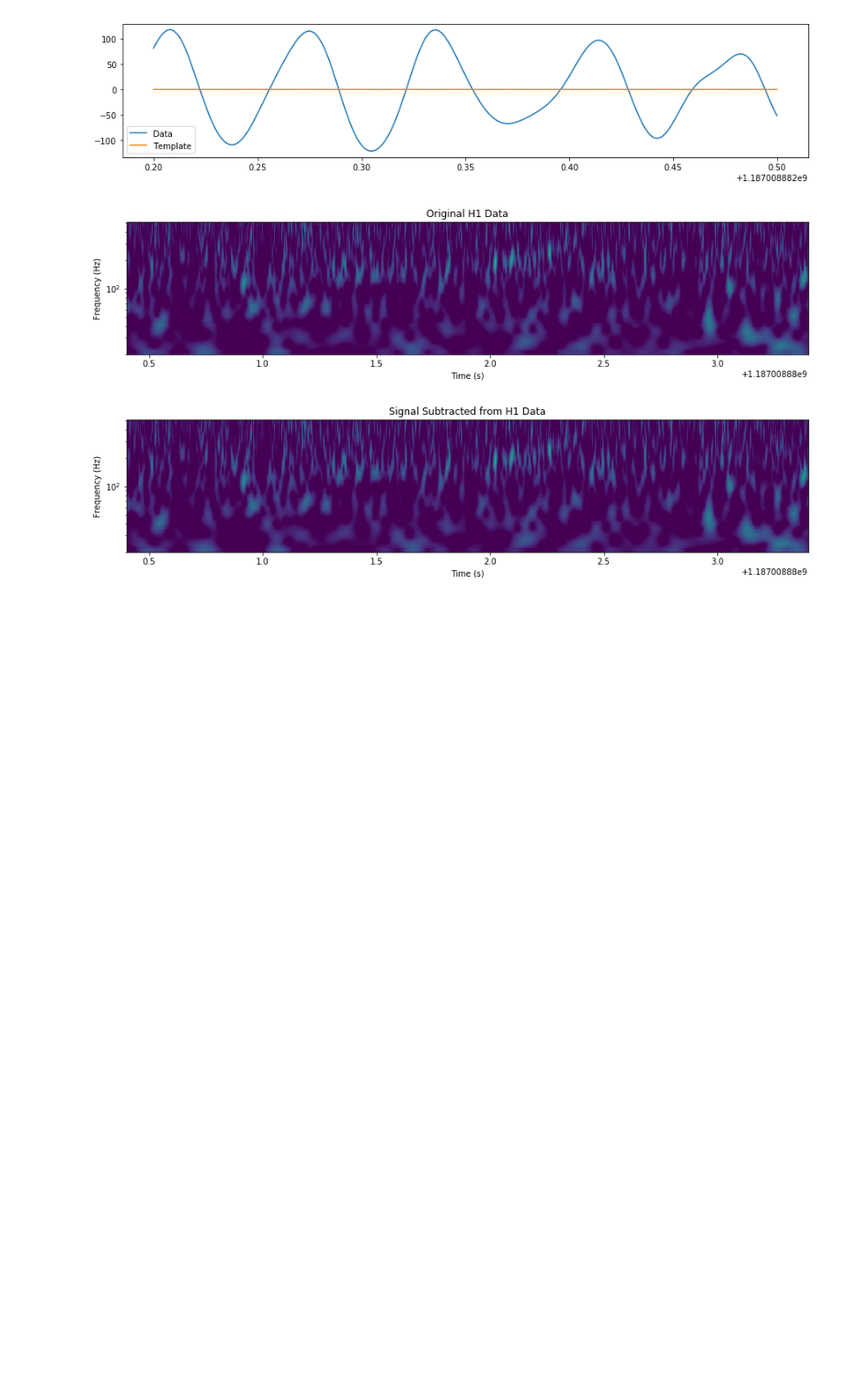
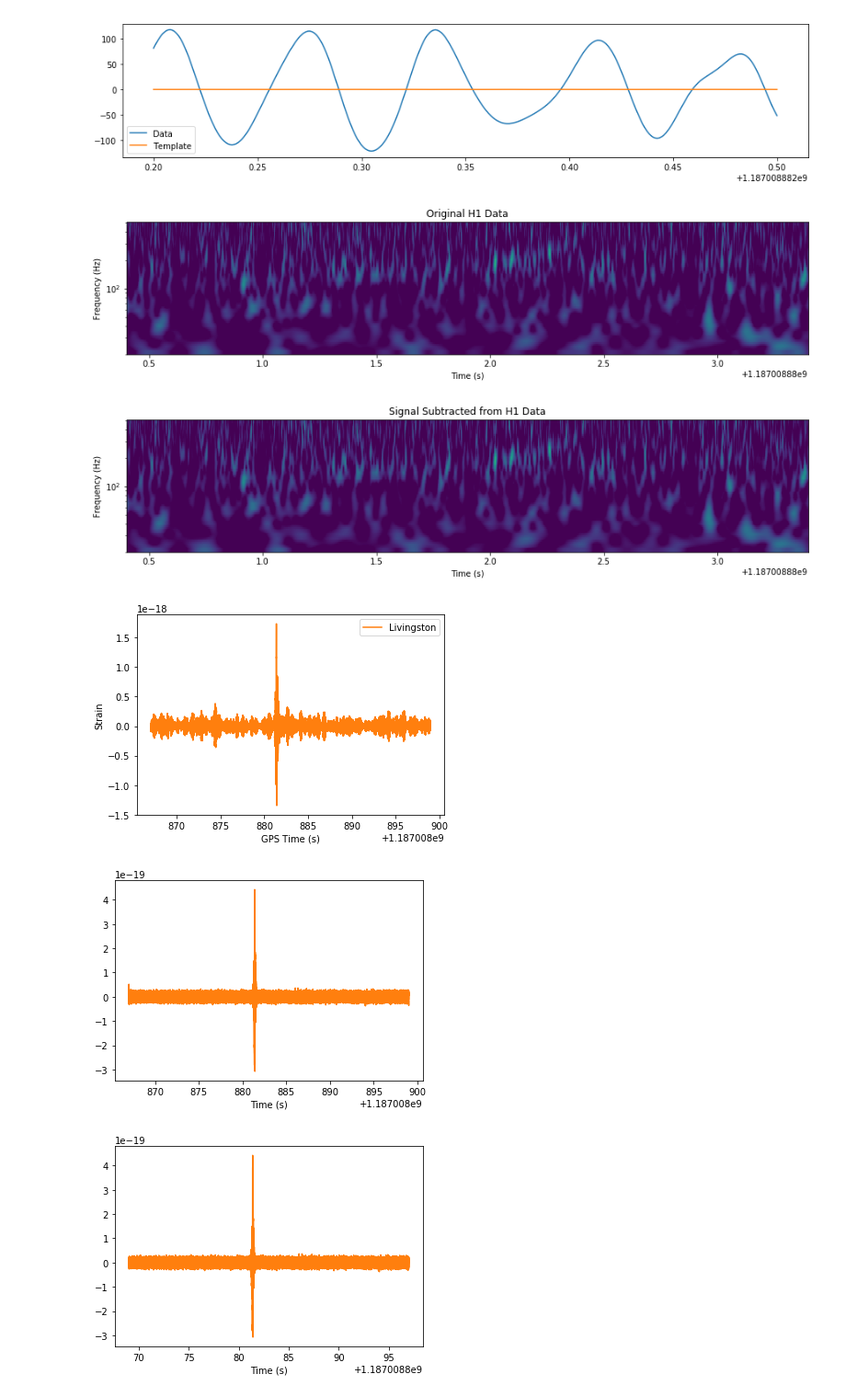
Before and after one commit to miryamrodsan/Notebook-GW, a Jupyter notebook: Generating Waveforms and Matched Filtering (GW170817).ipynb, the cells around one changed output. Shown at 92% size. Cells and saved outputs as stored; diff of their text form; code cells hidden in the pictures; blank space fills up the shorter version.

```diff
--- a/Generating Waveforms and Matched Filtering (GW170817).ipynb
+++ b/Generating Waveforms and Matched Filtering (GW170817).ipynb
@@ -377,3 +373,30 @@ for data, title in [(conditionedhan, 'Original H1 Data'),
 # %% [output]
 [figure]
 [figure]
+# %%
+#Data analysis
+from pycbc.filter import highpass
+from pycbc.psd import interpolate, inverse_spectrum_truncation
+#Livinston
+strainliv= event.strain('L1',sample_rate=16384)
+pylab.plot(strainliv.sample_times, strainliv,'tab:orange', label='Livingston')
+
+pylab.ylabel('Strain')
+pylab.xlabel('GPS Time (s)')
+pylab.legend()
+pylab.show()
+
+
+strainliv= highpass(strainliv, 15.0)
+pylab.plot(strainliv.sample_times, strainliv,'tab:orange')
+pylab.xlabel('Time (s)')
+pylab.show()
+
+conditionedliv= strainliv.crop(2,2)
+pylab.plot(conditionedliv.sample_times, conditionedliv,'tab:orange')
+pylab.xlabel('Time (s)')
+pylab.show()
+# %% [output]
+[figure, added]
+[figure, added]
+[figure, added]
```
Also changed, not shown: parts of 21 cells of this notebook.
